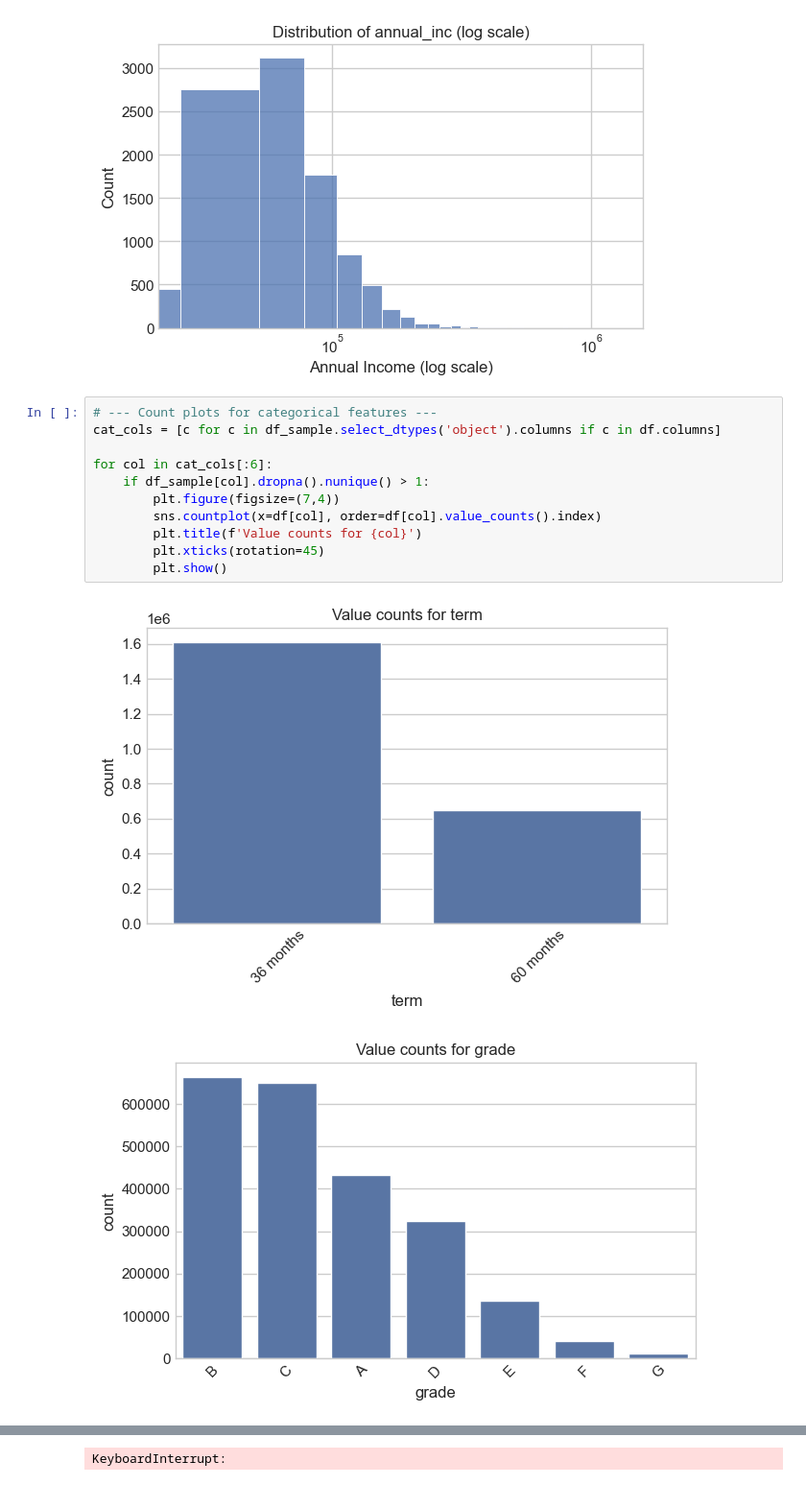
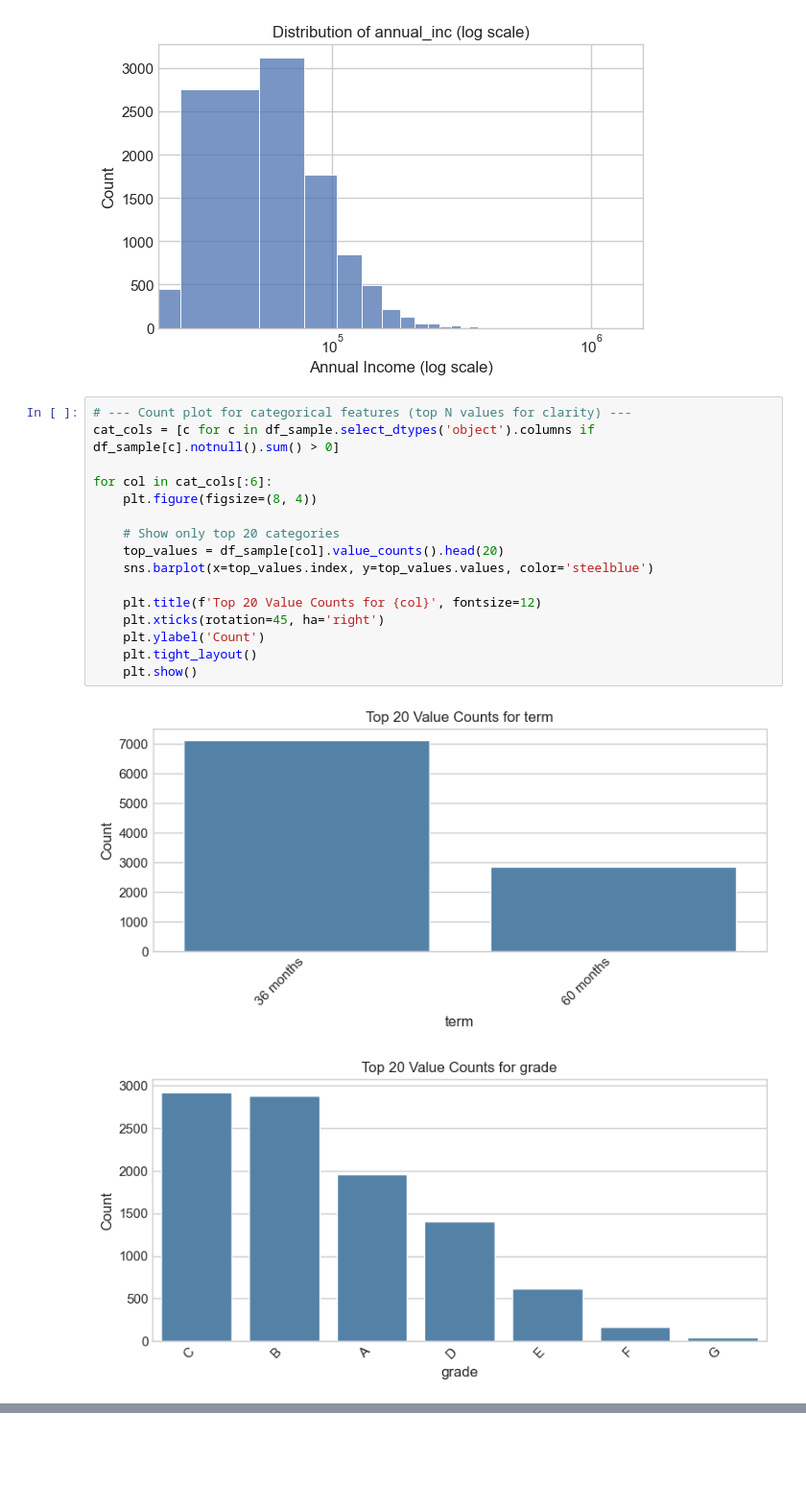
Before and after one commit to EriPardali/MasterThesis_DataEngineering_EleftheriaPardali, a Jupyter notebook: eda_loan_portfolio.ipynb, the cells around one changed output, grey strips where cells are left out. Shown at 96% size. Drawn from its saved outputs; the diff is of its cells as text; blank space fills up the shorter version.

```diff
--- a/eda_loan_portfolio.ipynb
+++ b/eda_loan_portfolio.ipynb
@@ -225,16 +274,21 @@ plt.show()
 [figure]
 [figure]
 # %%
-# --- Count plots for categorical features ---
-cat_cols = [c for c in df_sample.select_dtypes('object').columns if c in df.columns]
+# --- Count plot for categorical features (top N values for clarity) ---
+cat_cols = [c for c in df_sample.select_dtypes('object').columns if df_sample[c].notnull().sum() > 0]
 
 for col in cat_cols[:6]:
-    if df_sample[col].dropna().nunique() > 1:
-        plt.figure(figsize=(7,4))
-        sns.countplot(x=df[col], order=df[col].value_counts().index)
-        plt.title(f'Value counts for {col}')
-        plt.xticks(rotation=45)
-        plt.show()
+    plt.figure(figsize=(8, 4))
+
+    # Show only top 20 categories
+    top_values = df_sample[col].value_counts().head(20)
+    sns.barplot(x=top_values.index, y=top_values.values, color='steelblue')
+
+    plt.title(f'Top 20 Value Counts for {col}', fontsize=12)
+    plt.xticks(rotation=45, ha='right')
+    plt.ylabel('Count')
+    plt.tight_layout()
+    plt.show()
 # %% [output]
-[figure, old version]
+[figure, new version]
-[figure, old version]
+[figure, new version]
@@ -242 +295,0 @@ for col in cat_cols[:6]:
-KeyboardInterrupt:
```
Also changed, not shown: parts of 14 cells of this notebook, 1 other file.
